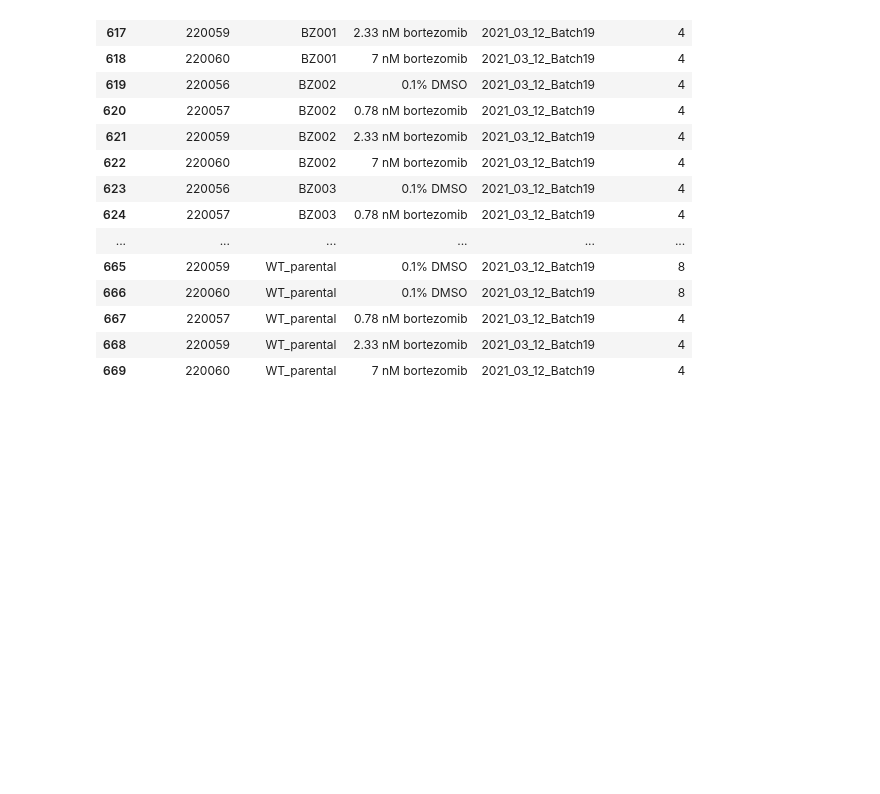
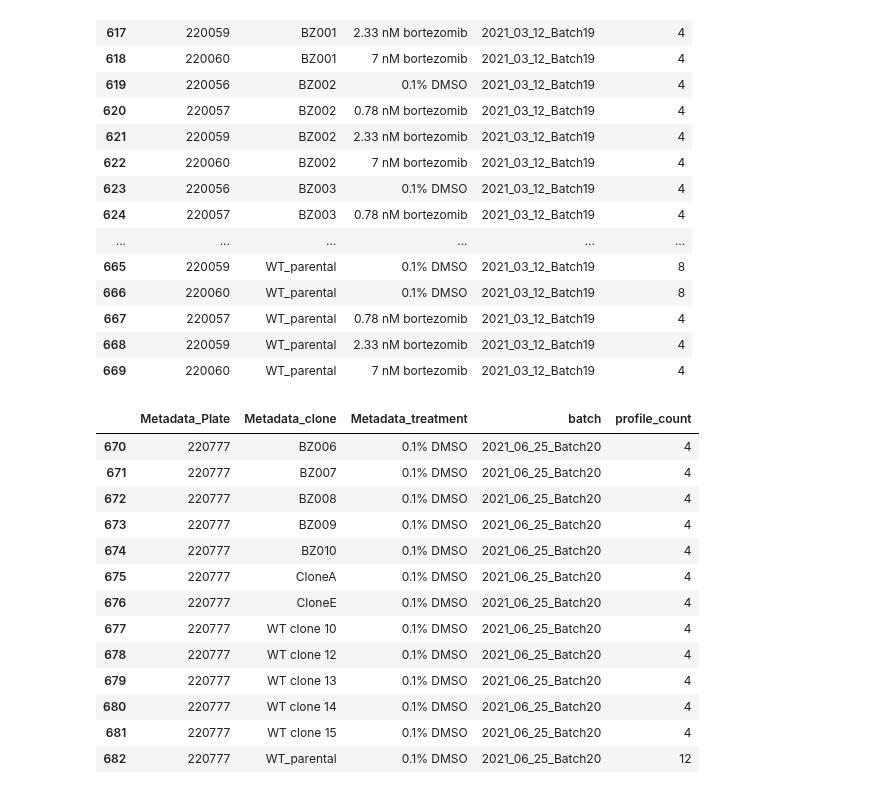
Before and after one commit to broadinstitute/profiling-resistance-mechanisms, a Jupyter notebook: 2.describe-data/0.describe-data.ipynb, the cells around one changed output. Saved outputs shown, nothing was run; the diff lists cells and outputs as text; code cells hidden in the pictures; blank space fills up the shorter version.

```diff
--- a/2.describe-data/0.describe-data.ipynb
+++ b/2.describe-data/0.describe-data.ipynb
@@ -771,3 +766,21 @@ batch19_df
 | 667 | 220057 | WT_parental | 0.78 nM bortezomib | 2021_03_12_Batch19 | 4 |
 | 668 | 220059 | WT_parental | 2.33 nM bortezomib | 2021_03_12_Batch19 | 4 |
 | 669 | 220060 | WT_parental | 7 nM bortezomib | 2021_03_12_Batch19 | 4 |
+# %%
+batch20_df = treatment_counts_df.query("batch == '2021_06_25_Batch20'").dropna(axis="columns")
+batch20_df
+# %% [output]
+|  | Metadata_Plate | Metadata_clone | Metadata_treatment | batch | profile_count |
+| 670 | 220777 | BZ006 | 0.1% DMSO | 2021_06_25_Batch20 | 4 |
+| 671 | 220777 | BZ007 | 0.1% DMSO | 2021_06_25_Batch20 | 4 |
+| 672 | 220777 | BZ008 | 0.1% DMSO | 2021_06_25_Batch20 | 4 |
+| 673 | 220777 | BZ009 | 0.1% DMSO | 2021_06_25_Batch20 | 4 |
+| 674 | 220777 | BZ010 | 0.1% DMSO | 2021_06_25_Batch20 | 4 |
+| 675 | 220777 | CloneA | 0.1% DMSO | 2021_06_25_Batch20 | 4 |
+| 676 | 220777 | CloneE | 0.1% DMSO | 2021_06_25_Batch20 | 4 |
+| 677 | 220777 | WT clone 10 | 0.1% DMSO | 2021_06_25_Batch20 | 4 |
+| 678 | 220777 | WT clone 12 | 0.1% DMSO | 2021_06_25_Batch20 | 4 |
+| 679 | 220777 | WT clone 13 | 0.1% DMSO | 2021_06_25_Batch20 | 4 |
+| 680 | 220777 | WT clone 14 | 0.1% DMSO | 2021_06_25_Batch20 | 4 |
+| 681 | 220777 | WT clone 15 | 0.1% DMSO | 2021_06_25_Batch20 | 4 |
+| 682 | 220777 | WT_parental | 0.1% DMSO | 2021_06_25_Batch20 | 12 |
```
Also changed, not shown: parts of 17 cells of this notebook, 28 other files.
